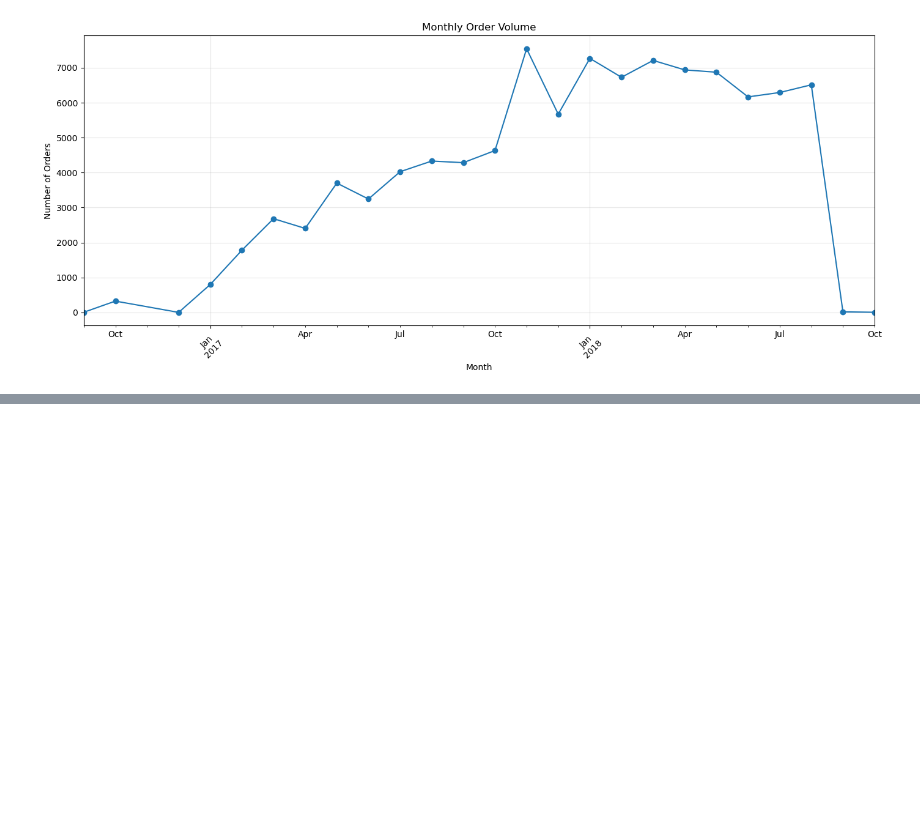
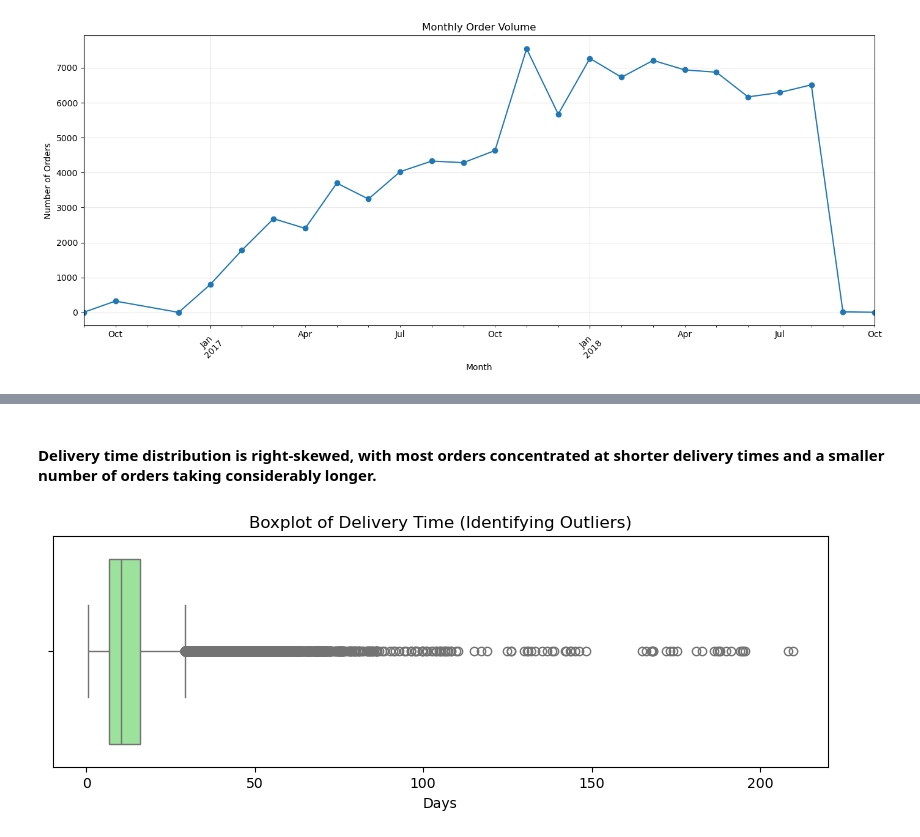
Before and after one commit to AminrezaAman/brazilian-ecommerce-analytics, a Jupyter notebook: notebooks/03_Exploratory_Data_Analysis.ipynb, the cells around one changed output, grey strips where cells are left out. Saved outputs shown, nothing was run; the diff lists cells and outputs as text; code cells hidden in the pictures; blank space fills up the shorter version.

```diff
--- a/notebooks/03_Exploratory_Data_Analysis.ipynb
+++ b/notebooks/03_Exploratory_Data_Analysis.ipynb
@@ -152,0 +127,10 @@ Name: count, dtype: int64
+# %% [markdown]
+#### Delivery time distribution is right-skewed, with most orders concentrated at shorter delivery times and a smaller number of orders taking considerably longer.
+# %%
+plt.figure(figsize=(10, 3))
+sns.boxplot(x=to_days, color='lightgreen')
+plt.title('Boxplot of Delivery Time (Identifying Outliers)')
+plt.xlabel('Days')
+plt.show()
+# %% [output]
+[figure, added]
```
Also changed, not shown: parts of 13 cells of this notebook, 1 other file.
